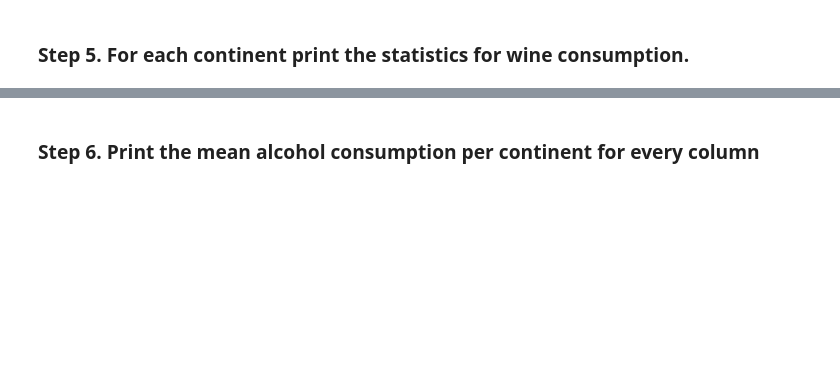
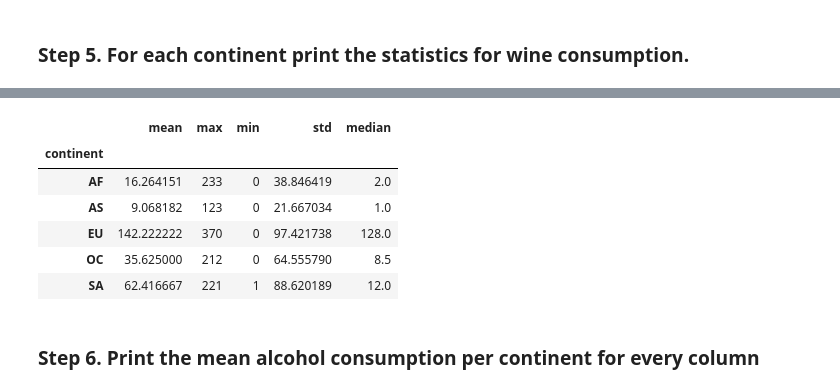
Before and after one commit to Tiepbn/Data-Aaalytics-with-python, a Jupyter notebook: w8_04_1.ipynb, the cells around one changed output, grey strips where cells are left out. Saved outputs shown, nothing was run; the diff lists cells and outputs as text; code cells hidden in the pictures; blank space fills up the shorter version.

```diff
--- a/w8_04_1.ipynb
+++ b/w8_04_1.ipynb
@@ -20,2 +49,12 @@ Check out this [Diagram](http://i.imgur.com/yjNkiwL.png)
+# %%
+drinks.groupby("continent")["wine_servings"].agg(["mean","max","min","std","median"])
+# %% [output]
+|  | mean | max | min | std | median |
+| continent |  |  |  |  |  |
+| AF | 16.264151 | 233 | 0 | 38.846419 | 2.0 |
+| AS | 9.068182 | 123 | 0 | 21.667034 | 1.0 |
+| EU | 142.222222 | 370 | 0 | 97.421738 | 128.0 |
+| OC | 35.625000 | 212 | 0 | 64.555790 | 8.5 |
+| SA | 62.416667 | 221 | 1 | 88.620189 | 12.0 |
 # %% [markdown]
 ### Step 6. Print the mean alcohol consumption per continent for every column
```
Also changed, not shown: parts of 8 cells of this notebook.
